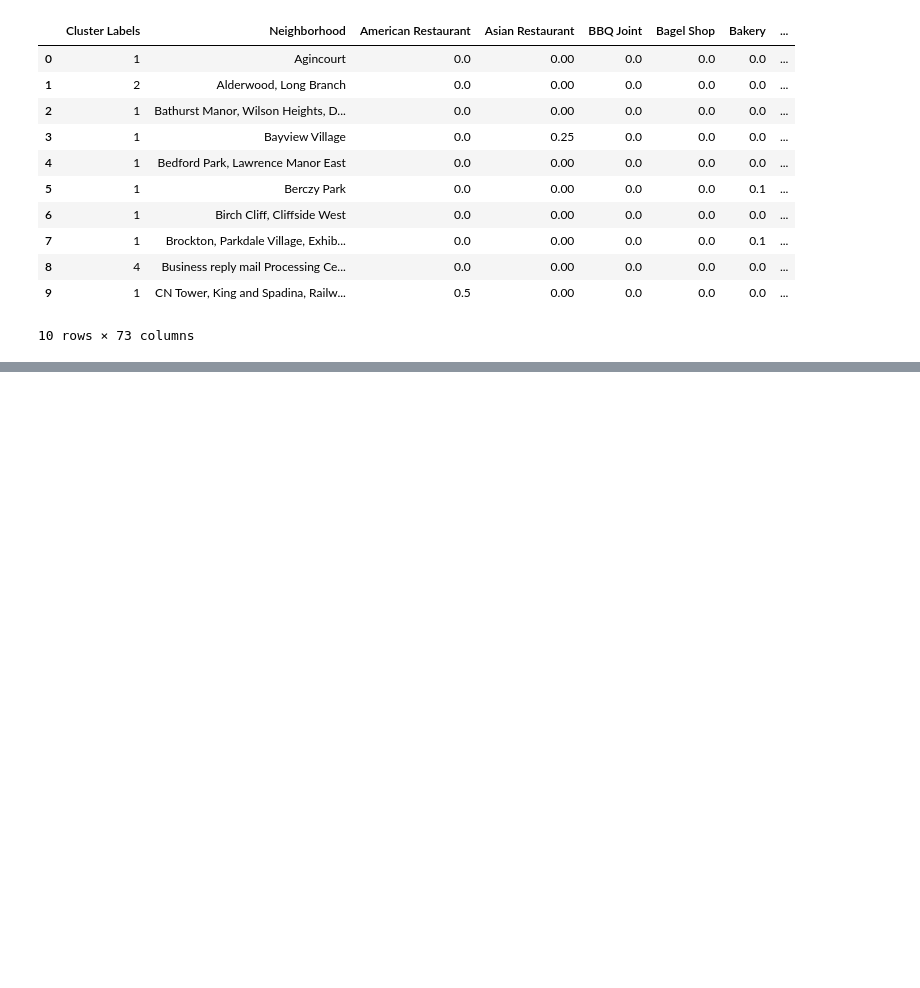
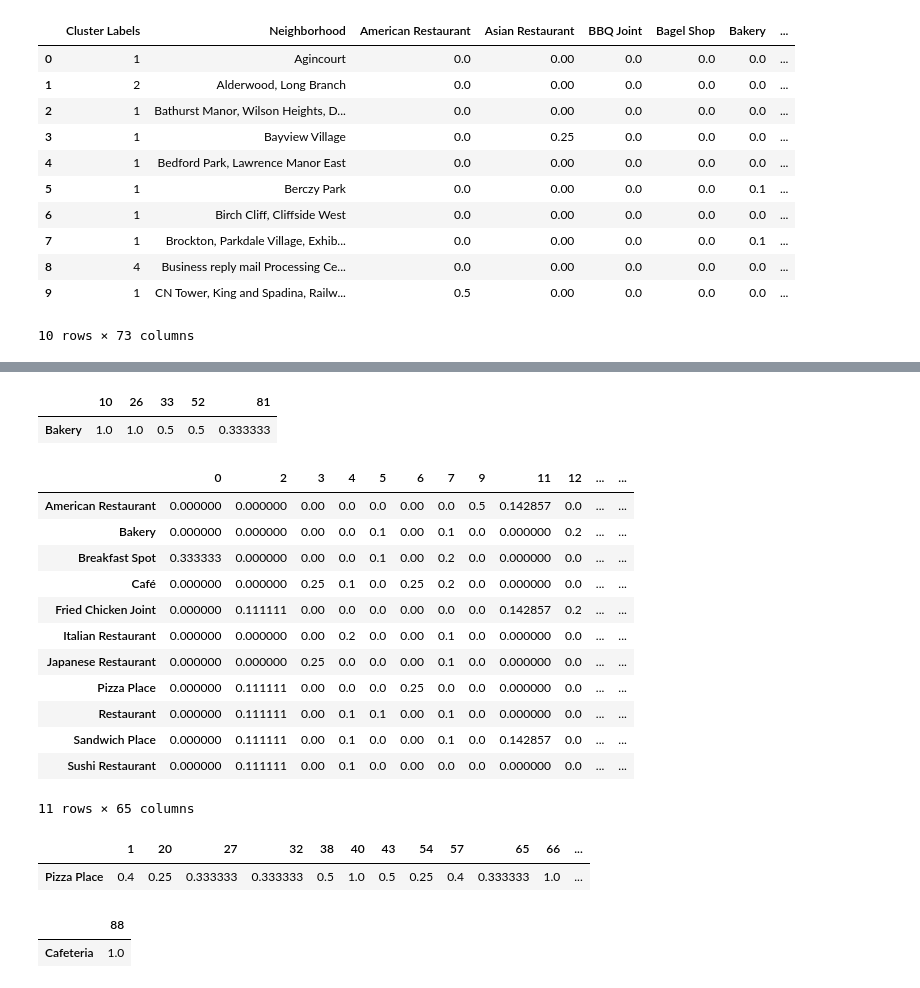
Before and after one commit to vesas/Coursera_Capstone, a Jupyter notebook: toronto_neighborhoods.ipynb, the cells around one changed output, grey strips where cells are left out. Drawn from its saved outputs; the diff is of its cells as text; code cells hidden in the pictures; blank space fills up the shorter version.

Commit message:
added cluster mapping and analysis

```diff
--- a/toronto_neighborhoods.ipynb
+++ b/toronto_neighborhoods.ipynb
@@ -331,0 +358,78 @@ toronto_merged.head(10)
+# %%
+
+# Let's get columns only for the neighborhood + the restaurant types
+restaurant_types_columns = toronto_merged.columns[ [1] + list(range(2, toronto_merged.shape[1] - 4 )) ]
+
+# Let's show the content for cluster 0
+cluster_0 = toronto_merged.loc[toronto_merged['Cluster Labels'] == 0, restaurant_types_columns]
+
+#cluster_0.head()
+
+temp = cluster_0.iloc[:,list(range(1, cluster_0.shape[1] ))]
+temp = temp.transpose()
+temp = temp[temp.sum(axis=1) > 2]
+temp
+
+# So this group is just bakeries
+# %% [output]
+|  | 10 | 26 | 33 | 52 | 81 |
+| Bakery | 1.0 | 1.0 | 0.5 | 0.5 | 0.333333 |
+# %%
+# Let's show the content for cluster 1
+cluster_1 = toronto_merged.loc[toronto_merged['Cluster Labels'] == 1, restaurant_types_columns]
+
+#cluster_1.head()
+
+temp = cluster_1.iloc[:,list(range(1, cluster_0.shape[1] ))]
+temp = temp.transpose()
+temp = temp[temp.sum(axis=1) > 2]
+temp
+
+# Lot's of different types of restaurants
+#
+# So looking back at the map we see that many neighborhoods match our criteria, this is good!
+#
+# %% [output]
+|  | 0 | 2 | 3 | 4 | 5 | 6 | 7 | 9 | 11 | 12 | ... | ... |
+| American Restaurant | 0.000000 | 0.000000 | 0.00 | 0.0 | 0.0 | 0.00 | 0.0 | 0.5 | 0.142857 | 0.0 | ... | ... |
+| Bakery | 0.000000 | 0.000000 | 0.00 | 0.0 | 0.1 | 0.00 | 0.1 | 0.0 | 0.000000 | 0.2 | ... | ... |
+| Breakfast Spot | 0.333333 | 0.000000 | 0.00 | 0.0 | 0.1 | 0.00 | 0.2 | 0.0 | 0.000000 | 0.0 | ... | ... |
+| Café | 0.000000 | 0.000000 | 0.25 | 0.1 | 0.0 | 0.25 | 0.2 | 0.0 | 0.000000 | 0.0 | ... | ... |
+| Fried Chicken Joint | 0.000000 | 0.111111 | 0.00 | 0.0 | 0.0 | 0.00 | 0.0 | 0.0 | 0.142857 | 0.2 | ... | ... |
+| Italian Restaurant | 0.000000 | 0.000000 | 0.00 | 0.2 | 0.0 | 0.00 | 0.1 | 0.0 | 0.000000 | 0.0 | ... | ... |
+| Japanese Restaurant | 0.000000 | 0.000000 | 0.25 | 0.0 | 0.0 | 0.00 | 0.1 | 0.0 | 0.000000 | 0.0 | ... | ... |
+| Pizza Place | 0.000000 | 0.111111 | 0.00 | 0.0 | 0.0 | 0.25 | 0.0 | 0.0 | 0.000000 | 0.0 | ... | ... |
+| Restaurant | 0.000000 | 0.111111 | 0.00 | 0.1 | 0.1 | 0.00 | 0.1 | 0.0 | 0.000000 | 0.0 | ... | ... |
+| Sandwich Place | 0.000000 | 0.111111 | 0.00 | 0.1 | 0.0 | 0.00 | 0.1 | 0.0 | 0.142857 | 0.0 | ... | ... |
+| Sushi Restaurant | 0.000000 | 0.111111 | 0.00 | 0.1 | 0.0 | 0.00 | 0.0 | 0.0 | 0.000000 | 0.0 | ... | ... |
+11 rows × 65 columns
+# %%
+# Let's show the content for cluster 2
+cluster_2 = toronto_merged.loc[toronto_merged['Cluster Labels'] == 2, restaurant_types_columns]
+
+#cluster_2.head()
+
+temp = cluster_2.iloc[:,list(range(1, cluster_0.shape[1] ))]
+temp = temp.transpose()
+temp = temp[temp.sum(axis=1) > 2]
+temp
+
+# Mainly pizza places
+# %% [output]
+|  | 1 | 20 | 27 | 32 | 38 | 40 | 43 | 54 | 57 | 65 | 66 | ... |
+| Pizza Place | 0.4 | 0.25 | 0.333333 | 0.333333 | 0.5 | 1.0 | 0.5 | 0.25 | 0.4 | 0.333333 | 1.0 | ... |
+# %%
+# Let's show the content for cluster 3
+cluster_3 = toronto_merged.loc[toronto_merged['Cluster Labels'] == 3, restaurant_types_columns]
+
+#cluster_3.head()
+
+temp = cluster_3.iloc[:,list(range(1, cluster_0.shape[1] ))]
+temp = temp.transpose()
+temp = temp[temp.sum(axis=1) > 0.1]
+temp
+
+# Just one cafe
+# %% [output]
+|  | 88 |
+| Cafeteria | 1.0 |
```
Also changed, not shown: parts of 4 cells of this notebook.
